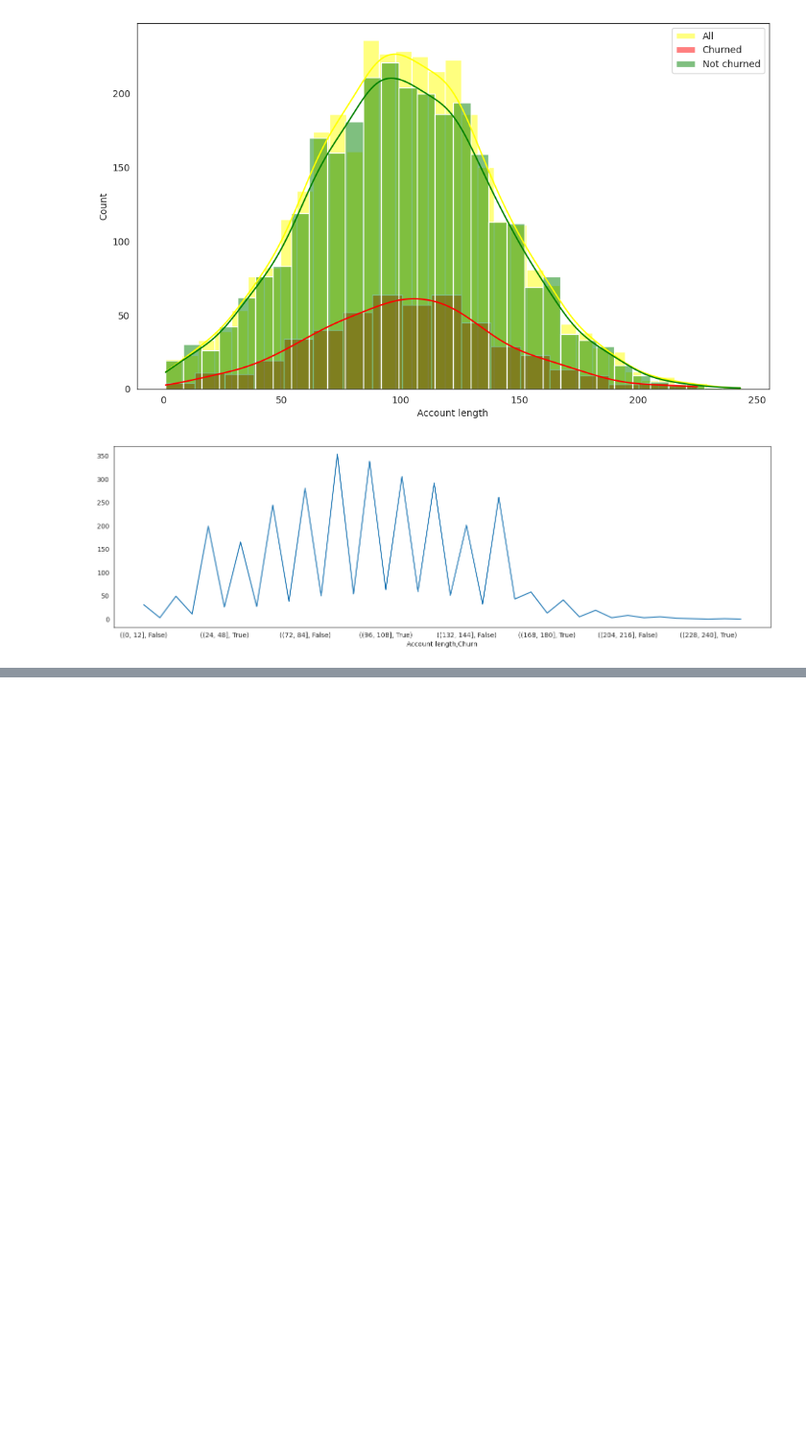
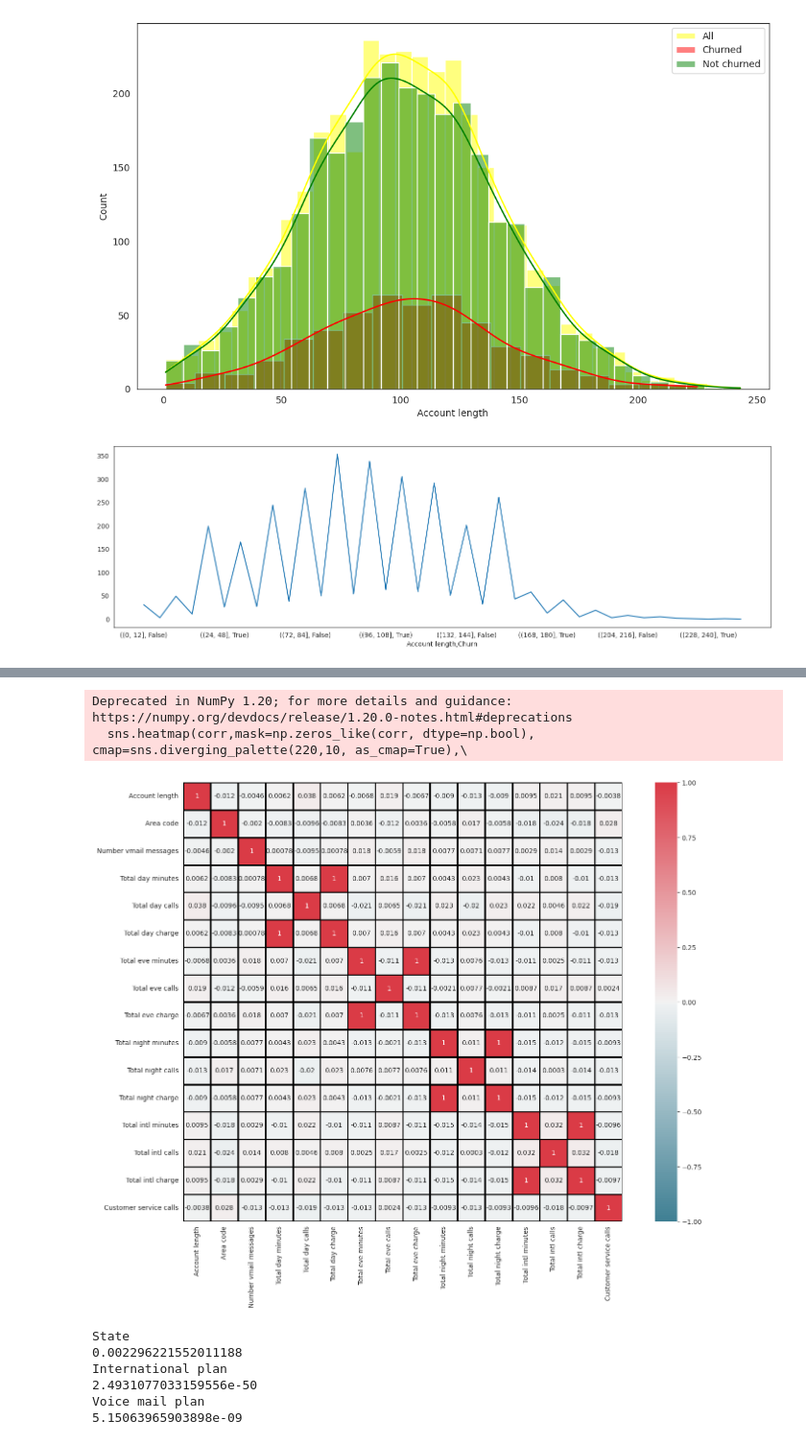
Before and after one commit to Avik-G/Telecom-Customer-Churn-Analysis, a Jupyter notebook: Telecom_Customer_Churn_Analysis.ipynb, the cells around one changed output, grey strips where cells are left out. Shown at 96% size. Saved outputs shown, nothing was run; the diff lists cells and outputs as text; code cells hidden in the pictures; blank space fills up the shorter version.

```diff
--- a/Telecom_Customer_Churn_Analysis.ipynb
+++ b/Telecom_Customer_Churn_Analysis.ipynb
@@ -473,0 +522,42 @@ plt.show()
+# %%
+#Setting up the pane or matrix size
+f, ax = plt.subplots(figsize=(18,12))  #Width,height
+
+#Generating Corelation Matrix
+corr = df[col_name].corr()
+
+#Plot using Seaborn library
+sns.heatmap(corr,mask=np.zeros_like(corr, dtype=np.bool), cmap=sns.diverging_palette(220,10, as_cmap=True),\
+            square=True, ax=ax,annot=True,linewidths=1 , linecolor= 'black',vmin = -1, vmax = 1)
+
+plt.show()
+#f.savefig('heatmap.png')
+# %% [output]
+Deprecated in NumPy 1.20; for more details and guidance: https://numpy.org/devdocs/release/1.20.0-notes.html#deprecations
+  sns.heatmap(corr,mask=np.zeros_like(corr, dtype=np.bool), cmap=sns.diverging_palette(220,10, as_cmap=True),\
+[figure, added]
+# %%
+#checking Relation b/w categorical variables with respect to target var
+from scipy.stats import chi2_contingency
+for i in cat_names:
+    print(i)
+    #As we know input to chi square is always a contiguency table so we generating it using crostab function present in pd
+    chi2, p, dof, ex =chi2_contingency(pd.crosstab(df_1['Churn'],df_1[i]))
+    #as above pd.crosstab(dependent variable , independent variable)
+    print(p)
+
+#chi2 = Actual chi square test value
+#p = pvalue
+#dof = degree of freedom
+#ex = expected value
+
+# As if p value is less than 0.05 then we will reject null hypothesis
+#Null = both the variables are independent
+#Alternate = Both the variables are not independent
+# %% [output]
+State
+0.002296221552011188
+International plan
+2.4931077033159556e-50
+Voice mail plan
+5.15063965903898e-09
```
Also changed, not shown: parts of 25 cells of this notebook.
